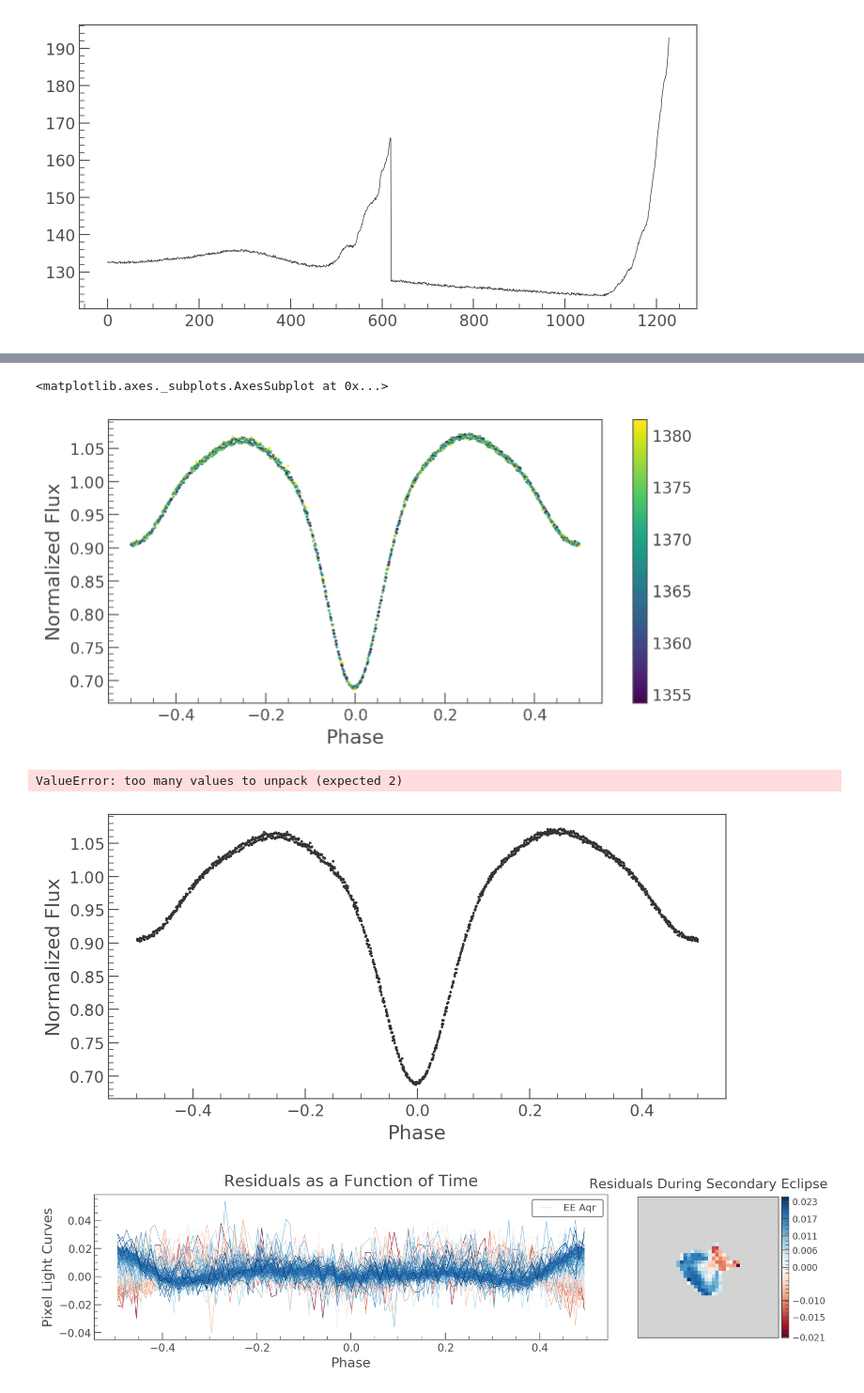
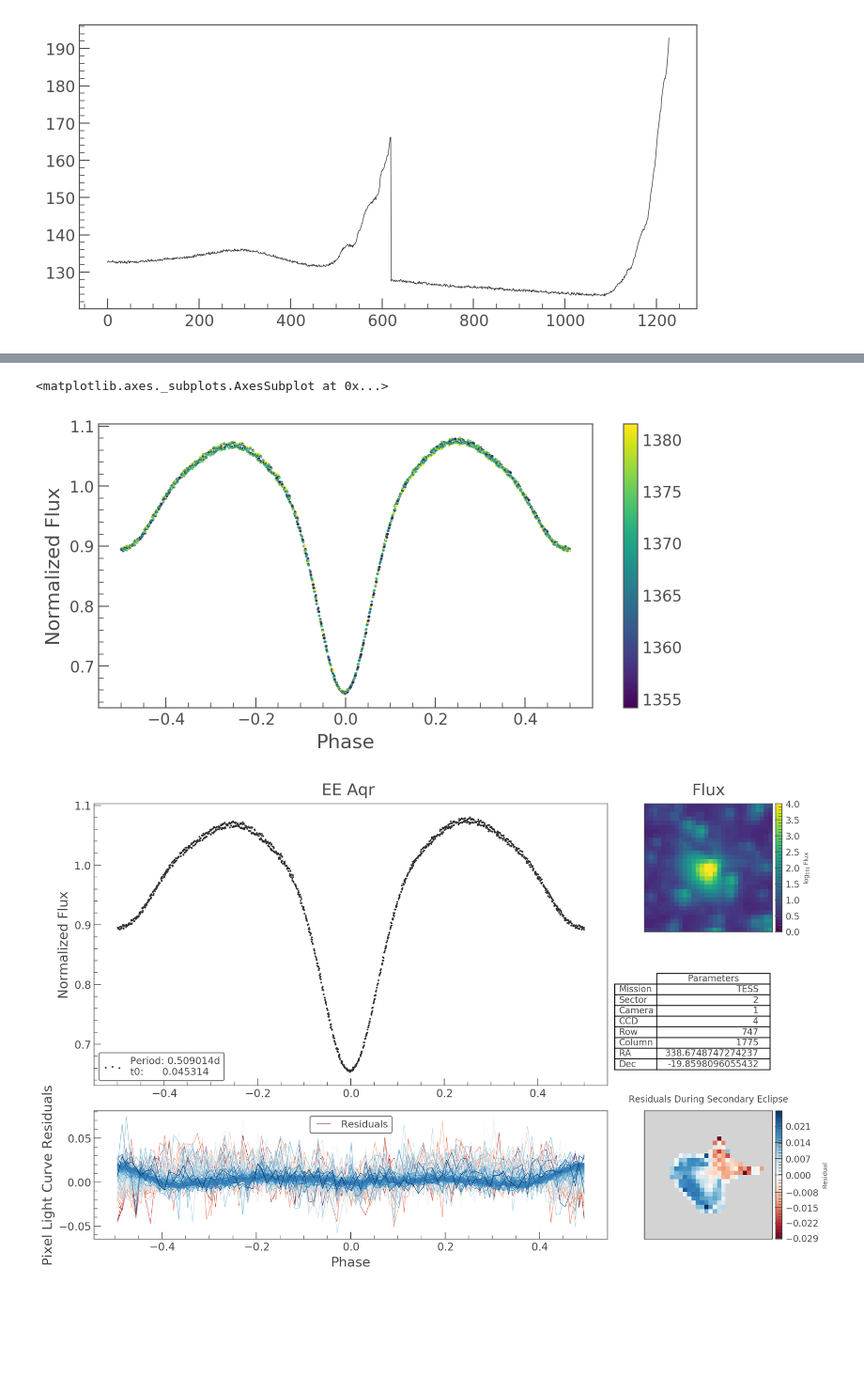
Before and after one commit to christinahedges/chromo, a Jupyter notebook: notebooks/chromo-demo.ipynb, the cells around one changed output, grey strips where cells are left out. Shown at 94% size. Drawn from its saved outputs; the diff is of its cells as text; code cells hidden in the pictures; blank space fills up the shorter version.

Commit message:
cleaner, better plotting

```diff
--- a/notebooks/chromo-demo.ipynb
+++ b/notebooks/chromo-demo.ipynb
@@ -66,7 +66,7 @@ target_name productFilename        description         distance
     EE Aqr              n/a TESS FFI Cutout (sector 2)      0.0
 # %%
 # Download an FFI cut out!
-raw_tpf = sr[0].download(cutout_size=[40, 40])
+raw_tpf = sr[0].download(cutout_size=[30, 30])
 
 # Cut out any jitter
 k = ~((raw_tpf.time > 1346) & (raw_tpf.time < 1350))
@@ -158,14 +158,12 @@ f = clc.fold(period, t0)
 f.scatter(c=f.time_original)
 # %% [output]
 <matplotlib.axes._subplots.AxesSubplot at 0x...>
-[figure, old version]
+[figure, new version]
 # %%
 # Use Chromo to analyze! This will make movies in your current directory!
-data, model = eb.analyze(raw_tpf, period, t0, name='{}'.format(tic), nb=100);
+result = eb.analyze(raw_tpf, period, t0, name='{}'.format(tic), nb=100);
 # %% [output]
-ValueError: too many values to unpack (expected 2)
-[figure, old version]
+[figure, new version]
-[figure, removed]
 # %%
 # Use Chromo to analyze all Sectors!
 _ = [eb.analyze(raw_tpf, period, t0, name='{}'.format(tic), nb=100) for raw_tpf in sr.download_all(cutout_size=[20, 20])]
```
Also changed, not shown: parts of 10 cells of this notebook, 2 other files.
